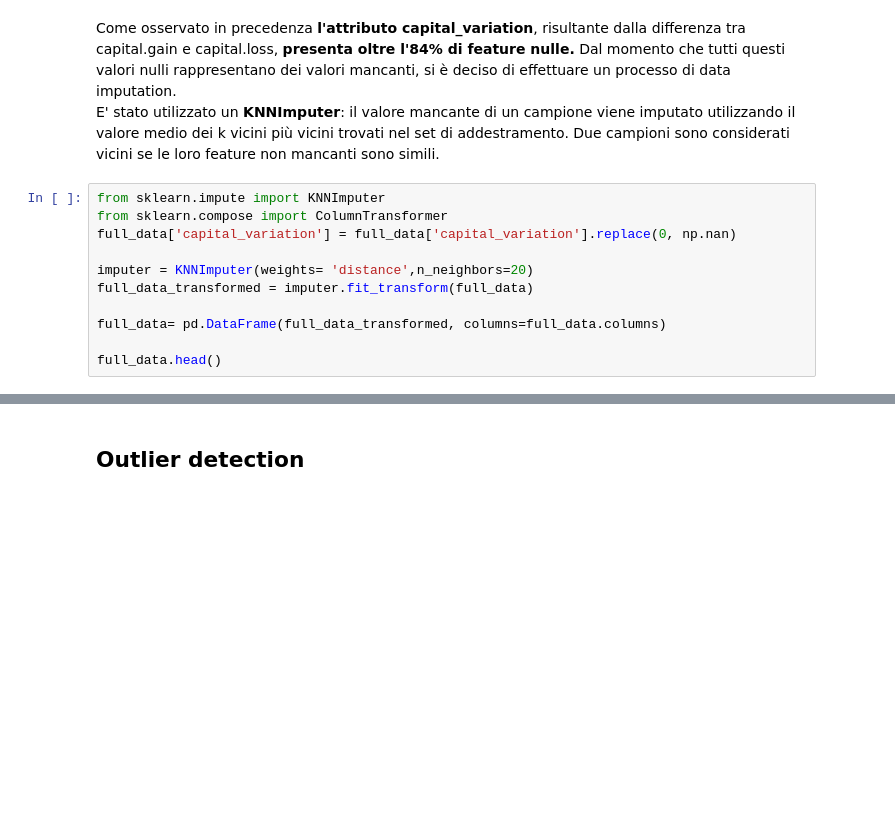
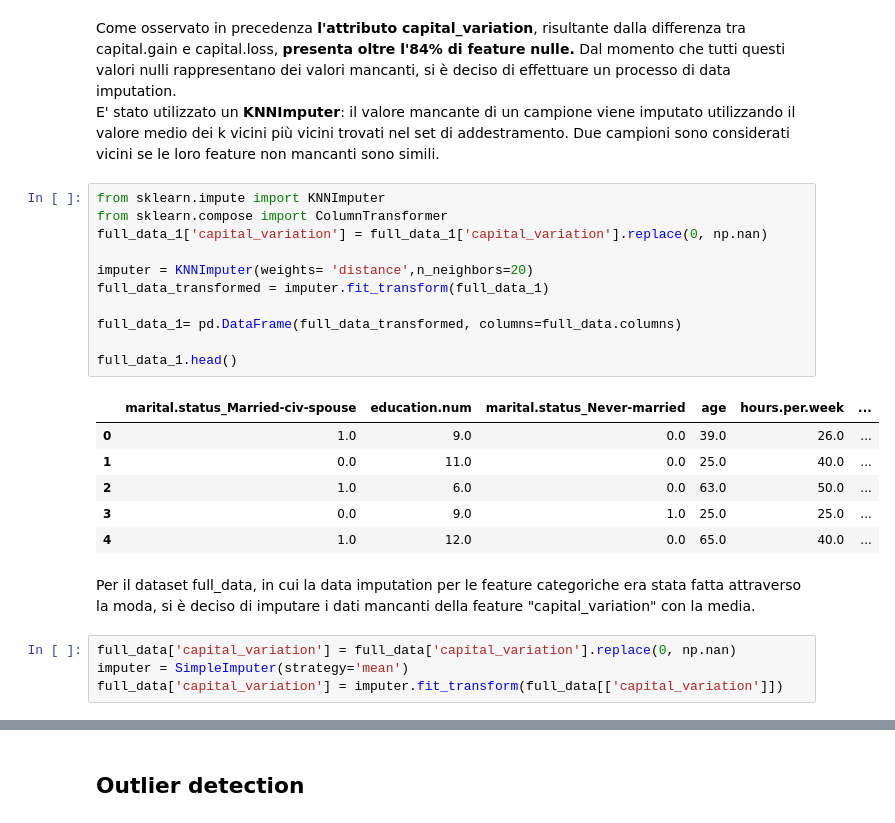
Before and after one commit to ale29ruf/Progetto_Data_Mining, a Jupyter notebook: ProgettoACI.ipynb, the cells around one changed output, grey strips where cells are left out. Cells and saved outputs as stored; diff of their text form; blank space fills up the shorter version.

```diff
--- a/ProgettoACI.ipynb
+++ b/ProgettoACI.ipynb
@@ -645,11 +645,24 @@ E' stato utilizzato un **KNNImputer**: il valore mancante di un campione viene i
 # %%
 from sklearn.impute import KNNImputer
 from sklearn.compose import ColumnTransformer
-full_data['capital_variation'] = full_data['capital_variation'].replace(0, np.nan)
+full_data_1['capital_variation'] = full_data_1['capital_variation'].replace(0, np.nan)
 
 imputer = KNNImputer(weights= 'distance',n_neighbors=20)
-full_data_transformed = imputer.fit_transform(full_data)
+full_data_transformed = imputer.fit_transform(full_data_1)
 
-full_data= pd.DataFrame(full_data_transformed, columns=full_data.columns)
+full_data_1= pd.DataFrame(full_data_transformed, columns=full_data.columns)
 
-full_data.head()
+full_data_1.head()
+# %% [output]
+|  | marital.status_Married-civ-spouse | education.num | marital.status_Never-married | age | hours.per.week | ... |
+| 0 | 1.0 | 9.0 | 0.0 | 39.0 | 26.0 | ... |
+| 1 | 0.0 | 11.0 | 0.0 | 25.0 | 40.0 | ... |
+| 2 | 1.0 | 6.0 | 0.0 | 63.0 | 50.0 | ... |
+| 3 | 0.0 | 9.0 | 1.0 | 25.0 | 25.0 | ... |
+| 4 | 1.0 | 12.0 | 0.0 | 65.0 | 40.0 | ... |
+# %% [markdown]
+Per il dataset full_data, in cui la data imputation per le feature categoriche era stata fatta attraverso la moda, si è deciso di imputare i dati mancanti della feature "capital_variation" con la media.
+# %%
+full_data['capital_variation'] = full_data['capital_variation'].replace(0, np.nan)
+imputer = SimpleImputer(strategy='mean')
+full_data['capital_variation'] = imputer.fit_transform(full_data[['capital_variation']])
```
Also changed, not shown: parts of 4 cells of this notebook.
